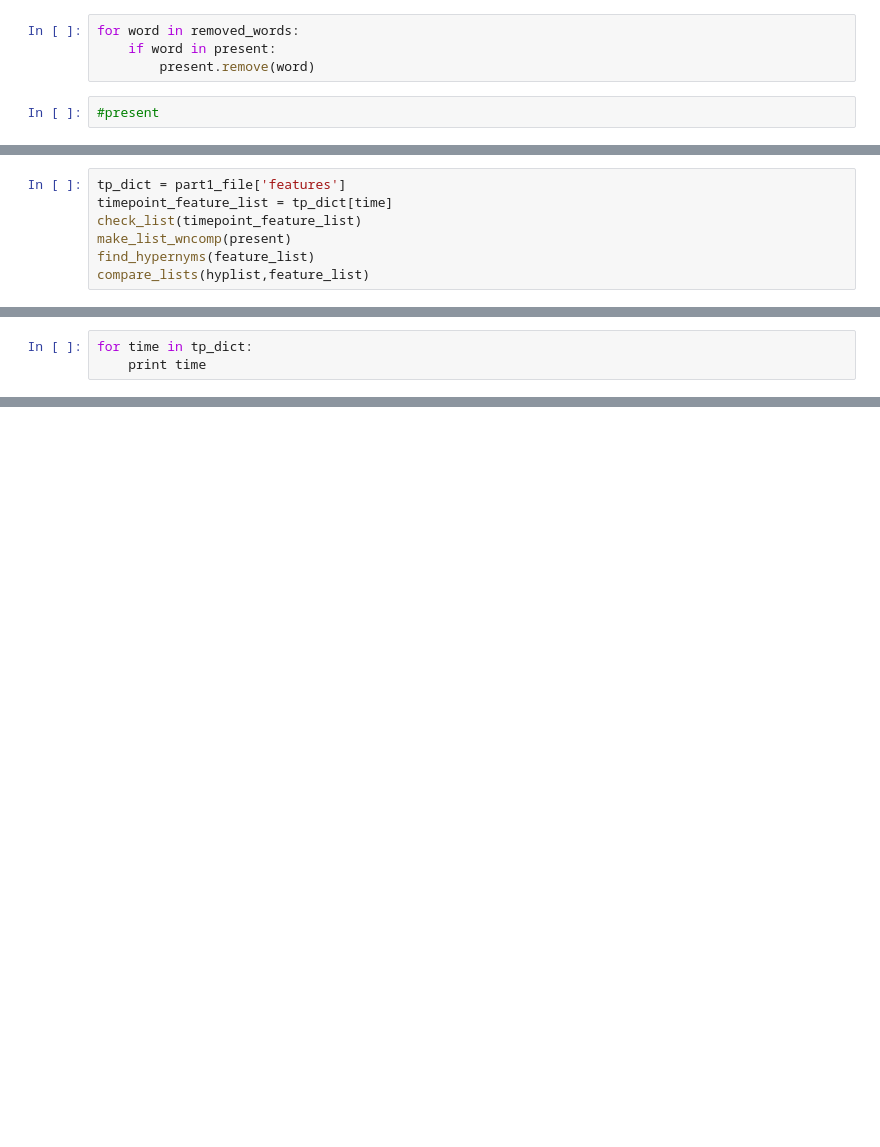
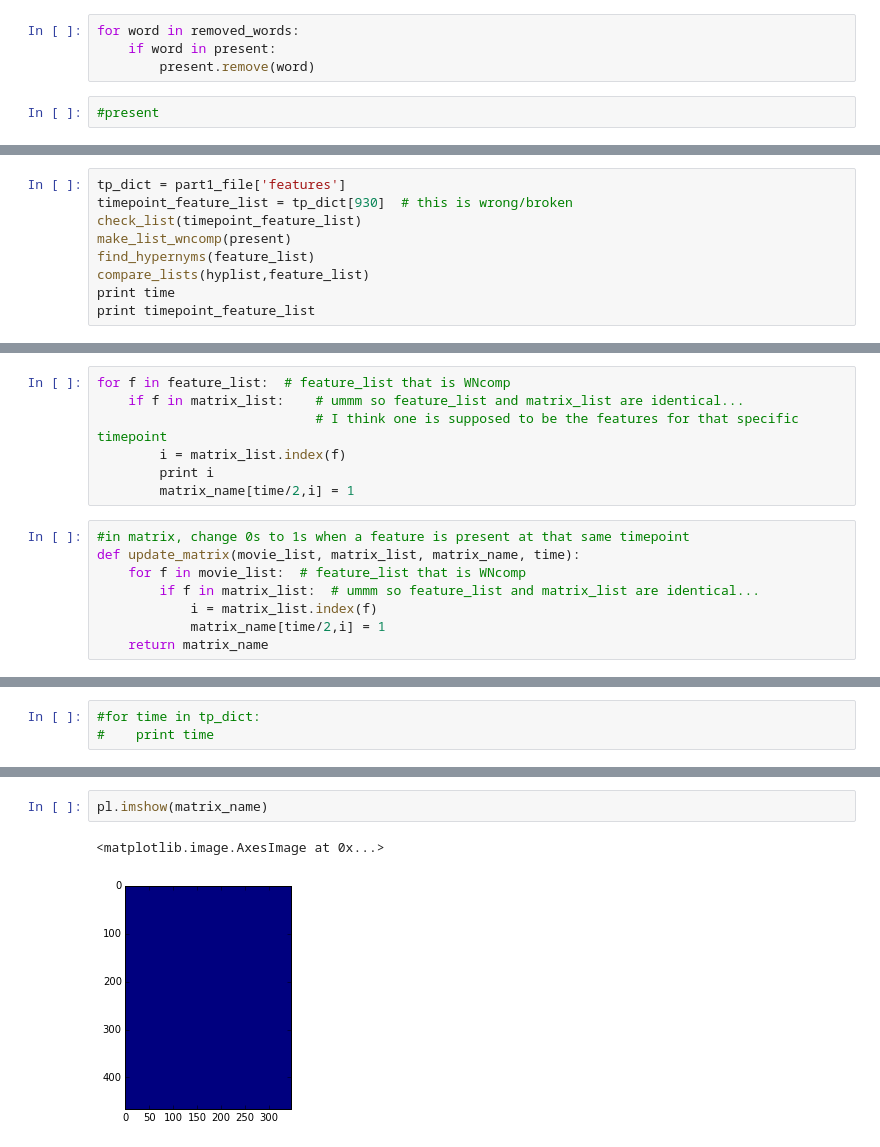
Before and after one commit to kelseywh/life_movie_project, a Jupyter notebook: life_regressors.ipynb, the cells around one changed output, grey strips where cells are left out. Drawn from its saved outputs; the diff is of its cells as text; blank space fills up the shorter version.

```diff
--- a/life_regressors.ipynb
+++ b/life_regressors.ipynb
@@ -307,8 +193,10 @@ set_indices(matrix_list)
 # %%
 tp_dict = part1_file['features']
-timepoint_feature_list = tp_dict[time]
+timepoint_feature_list = tp_dict[930]  # this is wrong/broken
 check_list(timepoint_feature_list)
 make_list_wncomp(present)
 find_hypernyms(feature_list)
 compare_lists(hyplist,feature_list)
+print time
+print timepoint_feature_list
 # %% [output]
@@ -325 +242,16 @@ len(tp_dict)
+# %%
+for f in feature_list:  # feature_list that is WNcomp
+    if f in matrix_list:    # ummm so feature_list and matrix_list are identical...
+                            # I think one is supposed to be the features for that specific timepoint
+        i = matrix_list.index(f)
+        print i
+        matrix_name[time/2,i] = 1
+# %%
+#in matrix, change 0s to 1s when a feature is present at that same timepoint
+def update_matrix(movie_list, matrix_list, matrix_name, time):
+    for f in movie_list:  # feature_list that is WNcomp
+        if f in matrix_list:  # ummm so feature_list and matrix_list are identical...
+            i = matrix_list.index(f)
+            matrix_name[time/2,i] = 1
+    return matrix_name
 # %%
@@ -329,3 +278,3 @@ update_matrix(feature_list,matrix_list,matrix_name,time)
 # %%
-for time in tp_dict:
-    print time
+#for time in tp_dict:
+#    print time
@@ -462,0 +452,5 @@ print len(part1['features'].keys())
+# %%
+pl.imshow(matrix_name)
+# %% [output]
+<matplotlib.image.AxesImage at 0x...>
+[figure, added]
```
Also changed, not shown: parts of 45 cells of this notebook, 1 other file.
